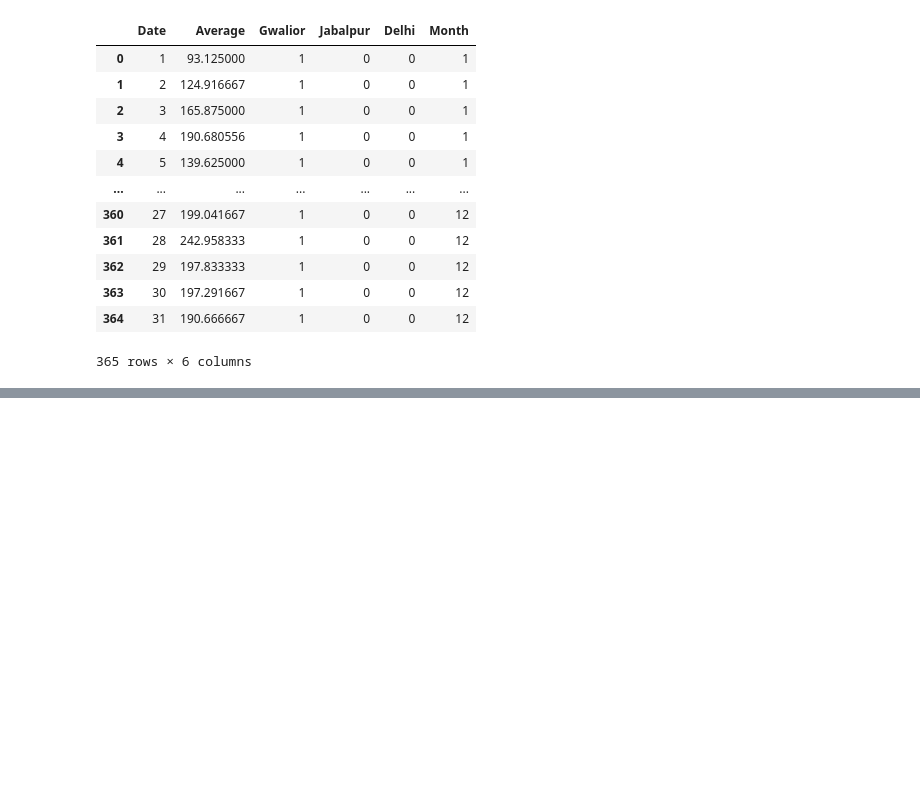
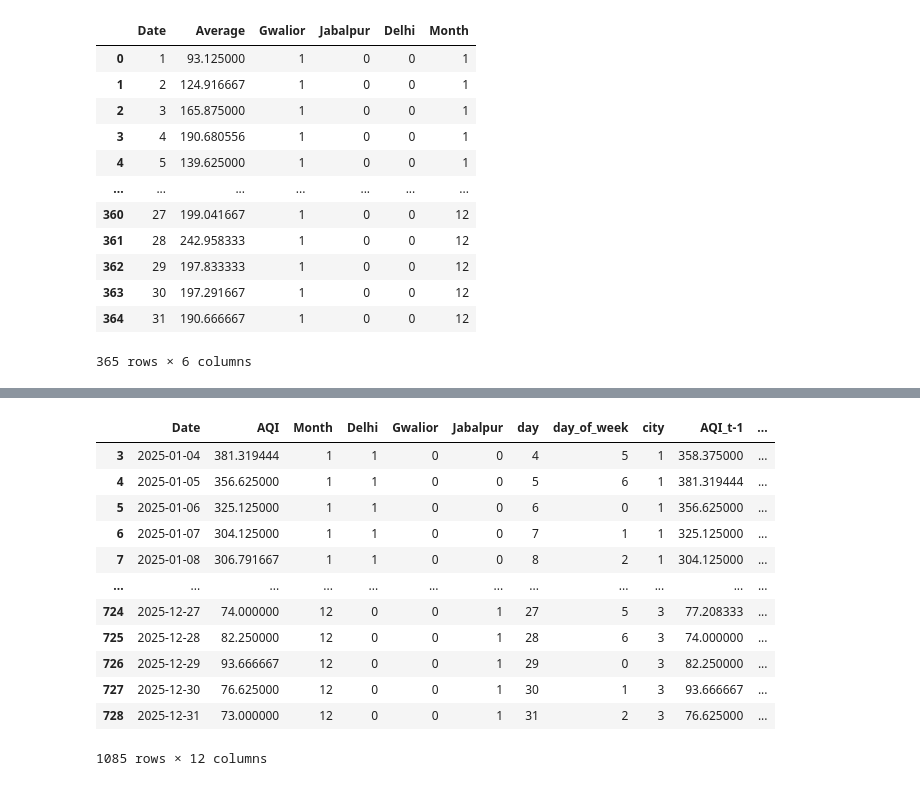
Before and after one commit to aisyng2621/Air-Sense, a Jupyter notebook: Dataset/Preprocessing.ipynb, the cells around one changed output, grey strips where cells are left out. Drawn from its saved outputs; the diff is of its cells as text; code cells hidden in the pictures; blank space fills up the shorter version.

```diff
--- a/Dataset/Preprocessing.ipynb
+++ b/Dataset/Preprocessing.ipynb
@@ -655,0 +824,24 @@ df2
+# %%
+city_mapping = {
+    'Delhi': 1,
+    'Gwalior': 2,
+    'Jabalpur': 3
+}
+
+df3['city'] = df3['city'].map(city_mapping)
+# %%
+df3
+# %% [output]
+|  | Date | AQI | Month | Delhi | Gwalior | Jabalpur | day | day_of_week | city | AQI_t-1 | ... |
+| 3 | 2025-01-04 | 381.319444 | 1 | 1 | 0 | 0 | 4 | 5 | 1 | 358.375000 | ... |
+| 4 | 2025-01-05 | 356.625000 | 1 | 1 | 0 | 0 | 5 | 6 | 1 | 381.319444 | ... |
+| 5 | 2025-01-06 | 325.125000 | 1 | 1 | 0 | 0 | 6 | 0 | 1 | 356.625000 | ... |
+| 6 | 2025-01-07 | 304.125000 | 1 | 1 | 0 | 0 | 7 | 1 | 1 | 325.125000 | ... |
+| 7 | 2025-01-08 | 306.791667 | 1 | 1 | 0 | 0 | 8 | 2 | 1 | 304.125000 | ... |
+| ... | ... | ... | ... | ... | ... | ... | ... | ... | ... | ... | ... |
+| 724 | 2025-12-27 | 74.000000 | 12 | 0 | 0 | 1 | 27 | 5 | 3 | 77.208333 | ... |
+| 725 | 2025-12-28 | 82.250000 | 12 | 0 | 0 | 1 | 28 | 6 | 3 | 74.000000 | ... |
+| 726 | 2025-12-29 | 93.666667 | 12 | 0 | 0 | 1 | 29 | 0 | 3 | 82.250000 | ... |
+| 727 | 2025-12-30 | 76.625000 | 12 | 0 | 0 | 1 | 30 | 1 | 3 | 93.666667 | ... |
+| 728 | 2025-12-31 | 73.000000 | 12 | 0 | 0 | 1 | 31 | 2 | 3 | 76.625000 | ... |
+1085 rows × 12 columns
```
Also changed, not shown: parts of 30 cells of this notebook, 4 other files.
